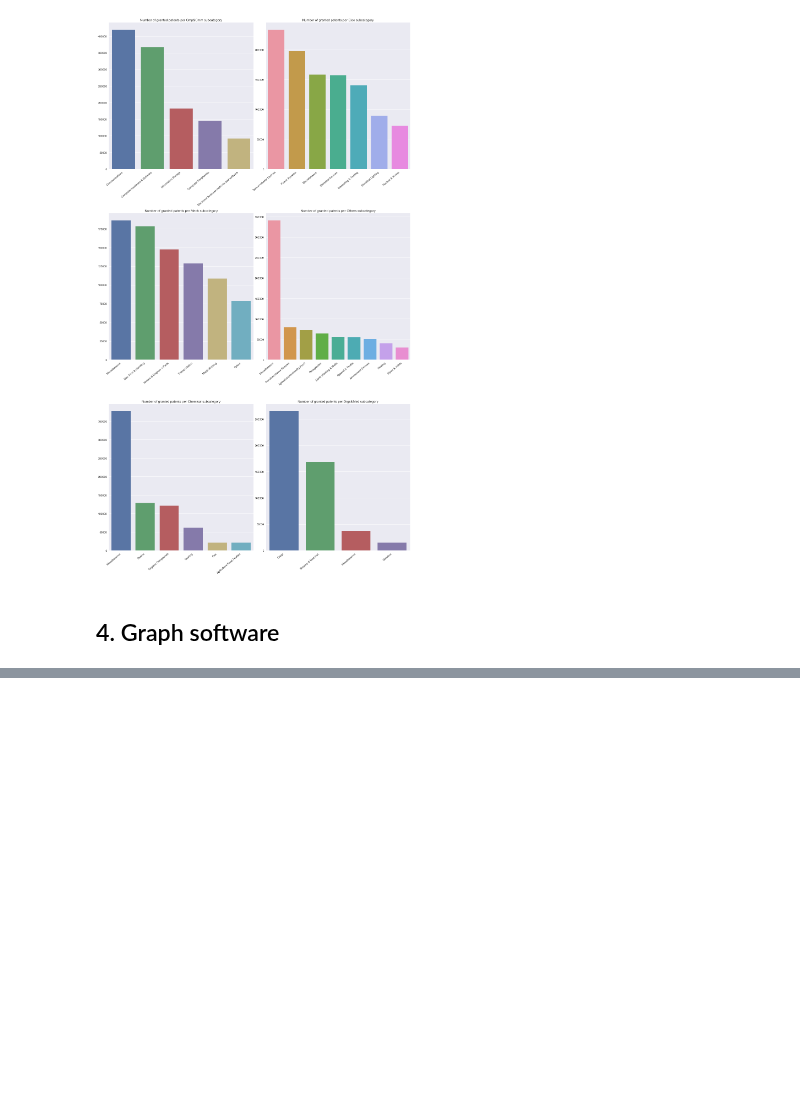
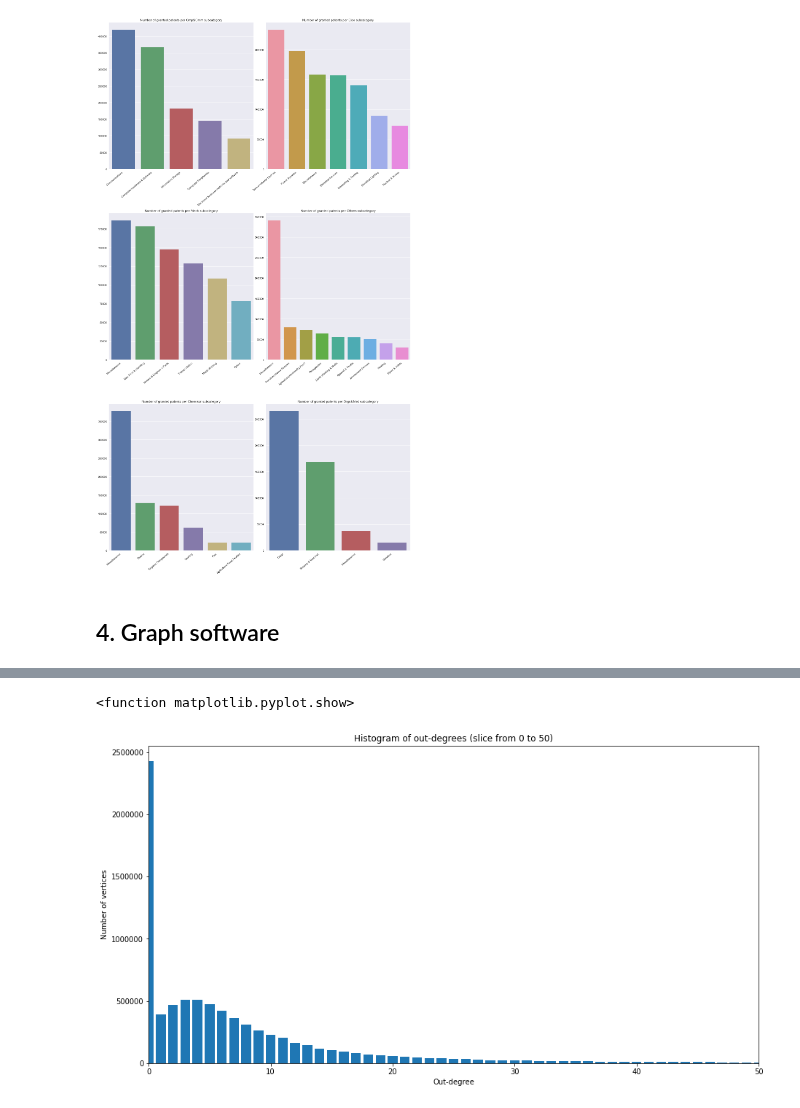
Before and after one commit to roman-bachmann/prayingmantissa, a Jupyter notebook: project/patents.ipynb, the cells around one changed output, grey strips where cells are left out. Saved outputs shown, nothing was run; the diff lists cells and outputs as text; code cells hidden in the pictures; blank space fills up the shorter version.

```diff
--- a/project/patents.ipynb
+++ b/project/patents.ipynb
@@ -349,0 +574,13 @@ graph = load_graph(DATA + 'citations_graph.xml.gz')
+# %%
+vhist_out = vertex_hist(graph, 'out')
+# %%
+plt.figure(1, figsize=(15, 8))
+plt.title('Histogram of out-degrees (slice from 0 to 50)')
+plt.bar(vhist_out[1][:-1], vhist_out[0])
+plt.xlim((0,50))
+plt.xlabel('Out-degree')
+plt.ylabel('Number of vertices')
+plt.show
+# %% [output]
+<function matplotlib.pyplot.show>
+[figure, added]
```
Also changed, not shown: parts of 57 cells of this notebook.
